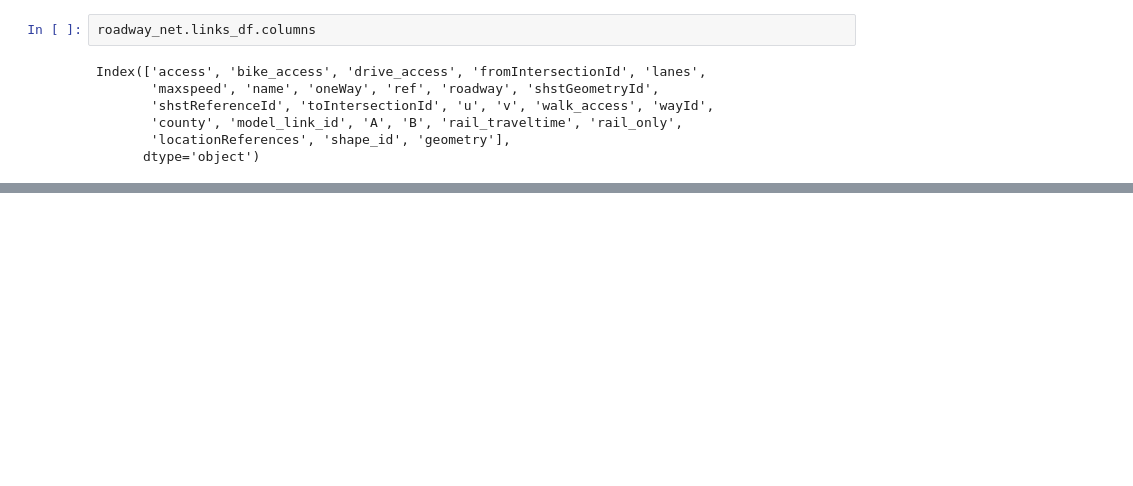
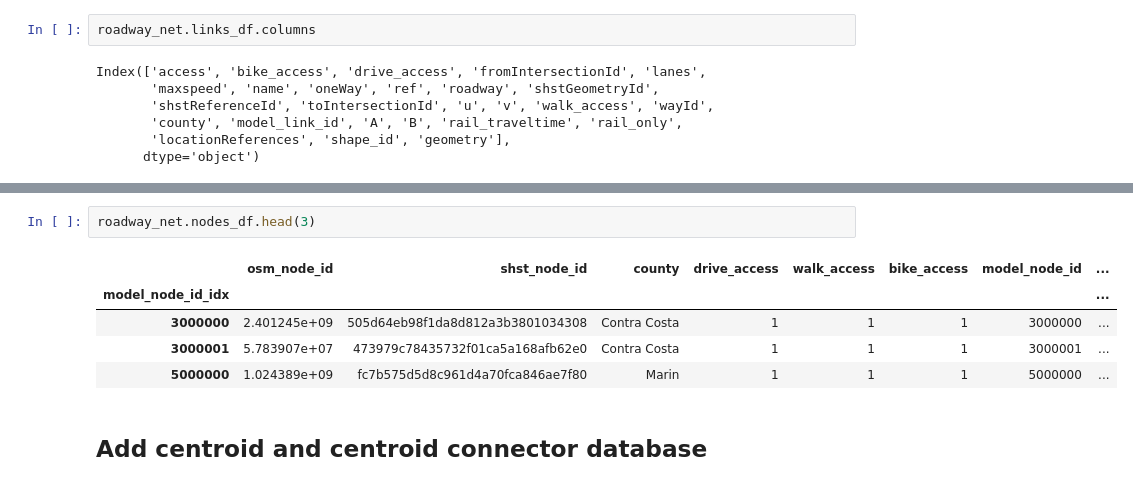
Before and after one commit to wsp-sag/Lasso, a Jupyter notebook: notebooks/MTC-01-make-base-network.ipynb, the cells around one changed output, grey strips where cells are left out. Saved outputs shown, nothing was run; the diff lists cells and outputs as text; blank space fills up the shorter version.

```diff
--- a/notebooks/MTC-01-make-base-network.ipynb
+++ b/notebooks/MTC-01-make-base-network.ipynb
@@ -88,3 +156,13 @@ Index(['access', 'bike_access', 'drive_access', 'fromIntersectionId', 'lanes',
        'county', 'model_link_id', 'A', 'B', 'rail_traveltime', 'rail_only',
        'locationReferences', 'shape_id', 'geometry'],
       dtype='object')
+# %%
+roadway_net.nodes_df.head(3)
+# %% [output]
+|  | osm_node_id | shst_node_id | county | drive_access | walk_access | bike_access | model_node_id | ... |
+| model_node_id_idx |  |  |  |  |  |  |  | ... |
+| 3000000 | 2.401245e+09 | 505d64eb98f1da8d812a3b3801034308 | Contra Costa | 1 | 1 | 1 | 3000000 | ... |
+| 3000001 | 5.783907e+07 | 473979c78435732f01ca5a168afb62e0 | Contra Costa | 1 | 1 | 1 | 3000001 | ... |
+| 5000000 | 1.024389e+09 | fc7b575d5d8c961d4a70fca846ae7f80 | Marin | 1 | 1 | 1 | 5000000 | ... |
+# %% [markdown]
+## Add centroid and centroid connector database
```
Also changed, not shown: parts of 38 cells of this notebook, 8 other files.
